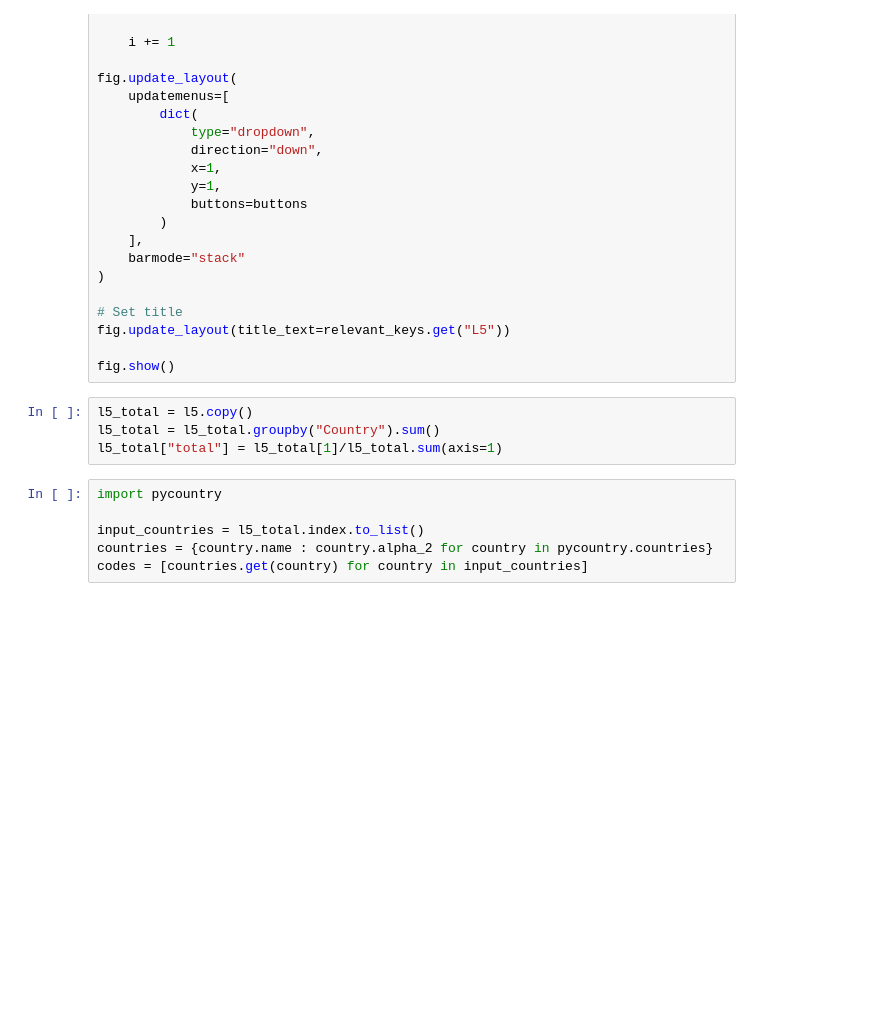
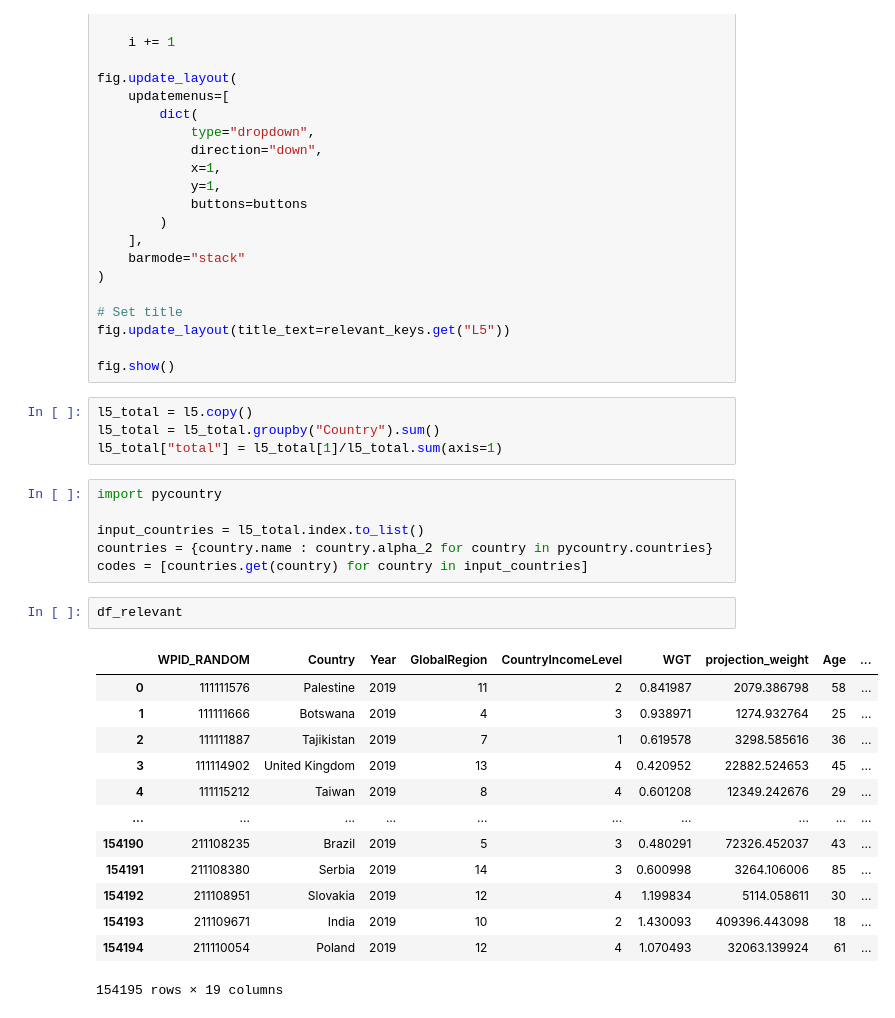
Before and after one commit to luisdibdin/hackathon, a Jupyter notebook: notebooks/anaylsis.ipynb, the cells around one changed output. Cells and saved outputs as stored; diff of their text form; blank space fills up the shorter version.

```diff
--- a/notebooks/anaylsis.ipynb
+++ b/notebooks/anaylsis.ipynb
@@ -92,3 +92,19 @@ import pycountry
 input_countries = l5_total.index.to_list()
 countries = {country.name : country.alpha_2 for country in pycountry.countries}
 codes = [countries.get(country) for country in input_countries]
+# %%
+df_relevant
+# %% [output]
+|  | WPID_RANDOM | Country | Year | GlobalRegion | CountryIncomeLevel | WGT | projection_weight | Age | ... |
+| 0 | 111111576 | Palestine | 2019 | 11 | 2 | 0.841987 | 2079.386798 | 58 | ... |
+| 1 | 111111666 | Botswana | 2019 | 4 | 3 | 0.938971 | 1274.932764 | 25 | ... |
+| 2 | 111111887 | Tajikistan | 2019 | 7 | 1 | 0.619578 | 3298.585616 | 36 | ... |
+| 3 | 111114902 | United Kingdom | 2019 | 13 | 4 | 0.420952 | 22882.524653 | 45 | ... |
+| 4 | 111115212 | Taiwan | 2019 | 8 | 4 | 0.601208 | 12349.242676 | 29 | ... |
+| ... | ... | ... | ... | ... | ... | ... | ... | ... | ... |
+| 154190 | 211108235 | Brazil | 2019 | 5 | 3 | 0.480291 | 72326.452037 | 43 | ... |
+| 154191 | 211108380 | Serbia | 2019 | 14 | 3 | 0.600998 | 3264.106006 | 85 | ... |
+| 154192 | 211108951 | Slovakia | 2019 | 12 | 4 | 1.199834 | 5114.058611 | 30 | ... |
+| 154193 | 211109671 | India | 2019 | 10 | 2 | 1.430093 | 409396.443098 | 18 | ... |
+| 154194 | 211110054 | Poland | 2019 | 12 | 4 | 1.070493 | 32063.139924 | 61 | ... |
+154195 rows × 19 columns
```
Also changed, not shown: 2 other files.
